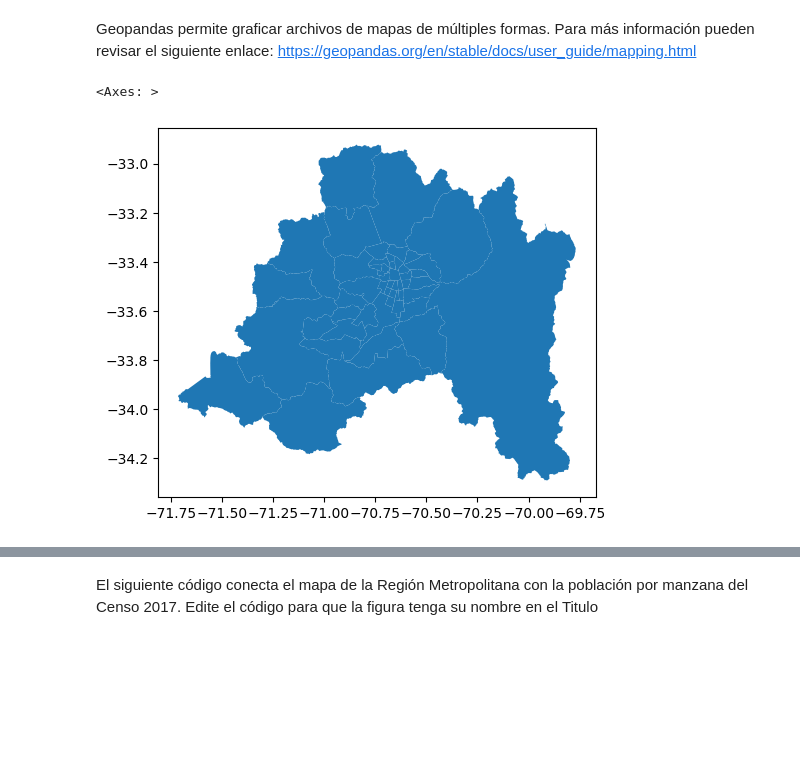
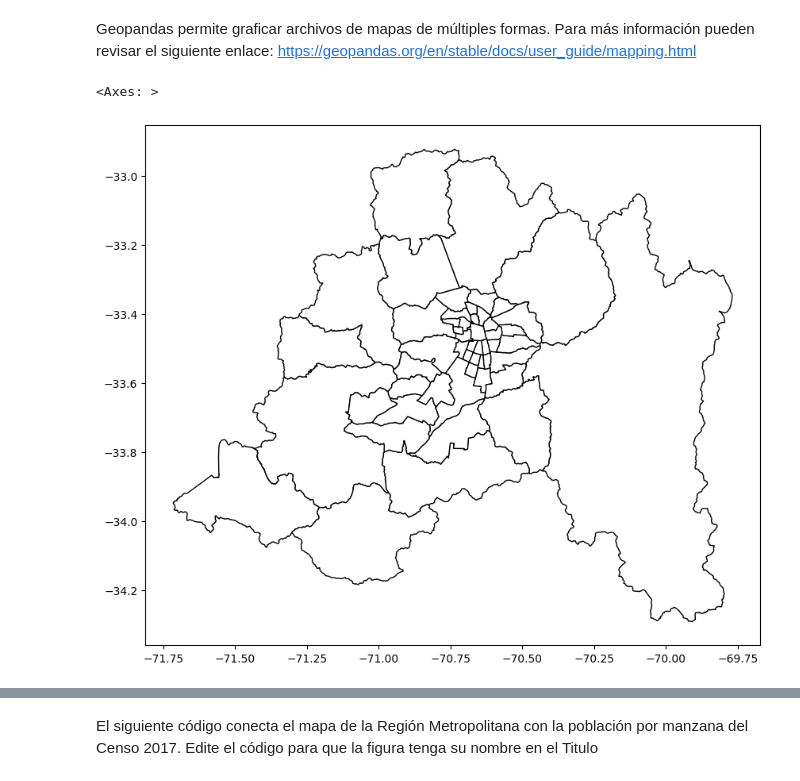
Before and after one commit to TekashiRui/IMT2200-Bastian-Perez, a Jupyter notebook: Actividad 1/IMT2200 - Actividad 01.ipynb, the cells around one changed output, grey strips where cells are left out. Saved outputs shown, nothing was run; the diff lists cells and outputs as text; code cells hidden in the pictures; blank space fills up the shorter version.

```diff
--- a/Actividad 1/IMT2200 - Actividad 01.ipynb
+++ b/Actividad 1/IMT2200 - Actividad 01.ipynb
@@ -125,10 +125,10 @@ com=gpd.read_file('R13/COMUNA_C17.shp')
 # %% [markdown]
 Geopandas permite graficar archivos de mapas de múltiples formas. Para más información pueden revisar el siguiente enlace: https://geopandas.org/en/stable/docs/user_guide/mapping.html
 # %%
-com.plot()
+com.plot(figsize=(10,10), color='white', edgecolor='black')
 # %% [output]
 <Axes: >
-[figure, old version]
+[figure, new version]
 # %%
 manz.head()
 # %% [output]
```
Also changed, not shown: parts of 1 cell of this notebook.
